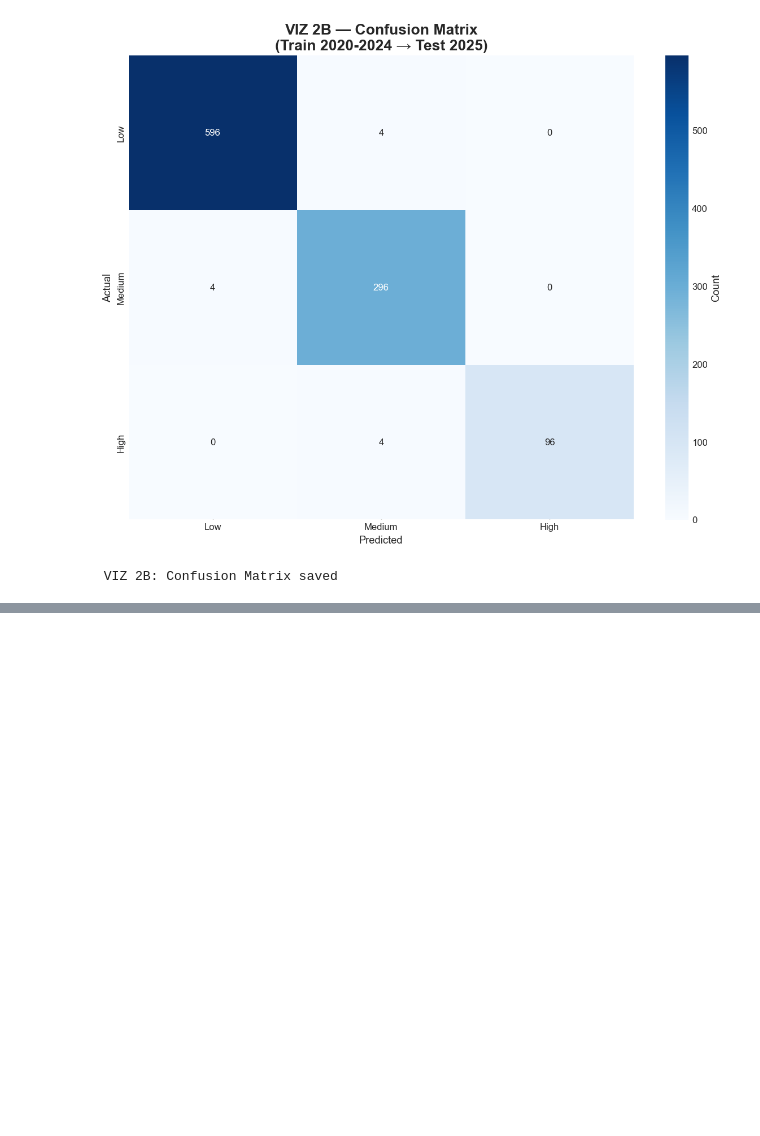
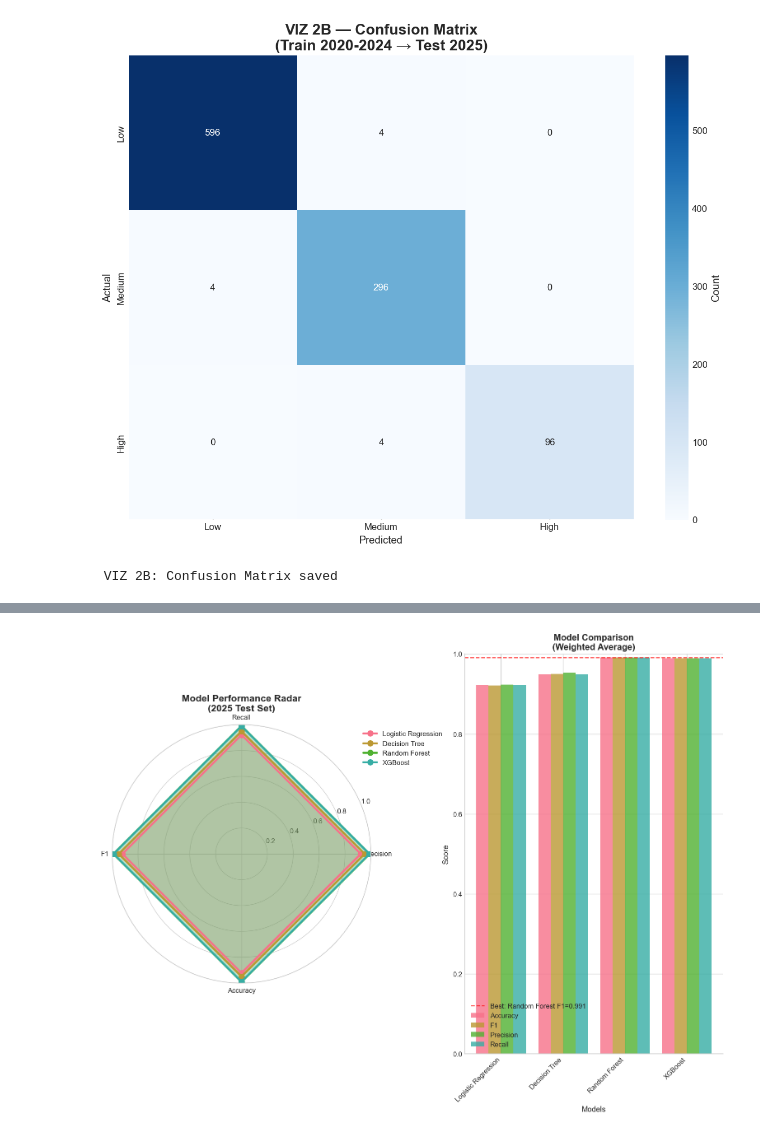
Before and after one commit to tlee23-dot/Gambling-ML-, a Jupyter notebook: notebooks/Gambling_Risk.ipynb, the cells around one changed output, grey strips where cells are left out. Drawn from its saved outputs; the diff is of its cells as text; code cells hidden in the pictures; blank space fills up the shorter version.

```diff
--- a/notebooks/Gambling_Risk.ipynb
+++ b/notebooks/Gambling_Risk.ipynb
@@ -488,0 +526,50 @@ Likely causes:
+# %%
+# VIZ 1: Model Performance Radar + Bar Chart
+fig = plt.figure(figsize=(20, 10))
+
+# Radar Chart (F1, Precision, Recall, Accuracy)
+ax1 = plt.subplot(1, 3, 1, projection='polar')
+angles = np.linspace(0, 2*np.pi, 4, endpoint=False).tolist()
+angles += angles[:1]  # Complete circle
+
+for i, (name, res) in enumerate(results.items()):
+    values = [res['precision'], res['recall'], res['f1'], res['accuracy']]
+    values += values[:1]
+    ax1.plot(angles, values, 'o-', linewidth=3, label=name, markersize=8)
+    ax1.fill(angles, values, alpha=0.2)
+
+ax1.set_xticks(angles[:-1])
+ax1.set_xticklabels(['Precision', 'Recall', 'F1', 'Accuracy'])
+ax1.set_ylim(0, 1)
+ax1.set_title("Model Performance Radar\n(2025 Test Set)", fontsize=14, fontweight='bold', pad=20)
+ax1.legend(loc='upper right', bbox_to_anchor=(1.3, 1.0))
+
+# Bar Chart Comparison
+ax2 = plt.subplot(1, 3, 2)
+metrics_df = pd.DataFrame(results).T[['accuracy', 'f1', 'precision', 'recall']]
+x = np.arange(len(metrics_df))
+width = 0.2
+
+for i, metric in enumerate(['accuracy', 'f1', 'precision', 'recall']):
+    ax2.bar(x + i*width, metrics_df[metric], width,
+            label=metric.replace('accuracy', 'Accuracy').title(), alpha=0.8)
+
+ax2.set_xlabel('Models')
+ax2.set_ylabel('Score')
+ax2.set_title('Model Comparison\n(Weighted Average)', fontweight='bold')
+ax2.set_xticks(x + width*1.5)
+ax2.set_xticklabels(metrics_df.index, rotation=45, ha='right')
+ax2.legend()
+ax2.set_ylim(0, 1)
+
+# Best Model Highlight
+best_model = max(results.keys(), key=lambda k: results[k]['f1'])
+ax2.axhline(y=results[best_model]['f1'], color='red', linestyle='--',
+            alpha=0.7, label=f'Best: {best_model} F1={results[best_model]["f1"]:.3f}')
+ax2.legend()
+
+plt.tight_layout()
+plt.savefig(FIGURES_DIR / "VIZ_model_comparison.png", dpi=300, bbox_inches='tight')
+plt.show()
+# %% [output]
+[figure, added]
```
Also changed, not shown: parts of 7 cells of this notebook, 10 other files.
